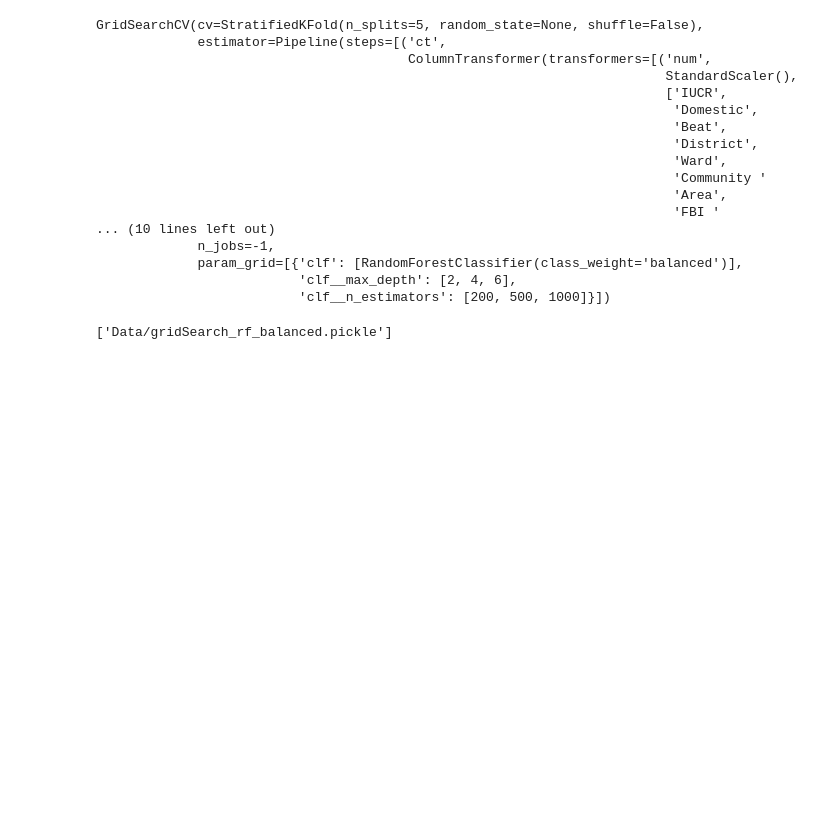
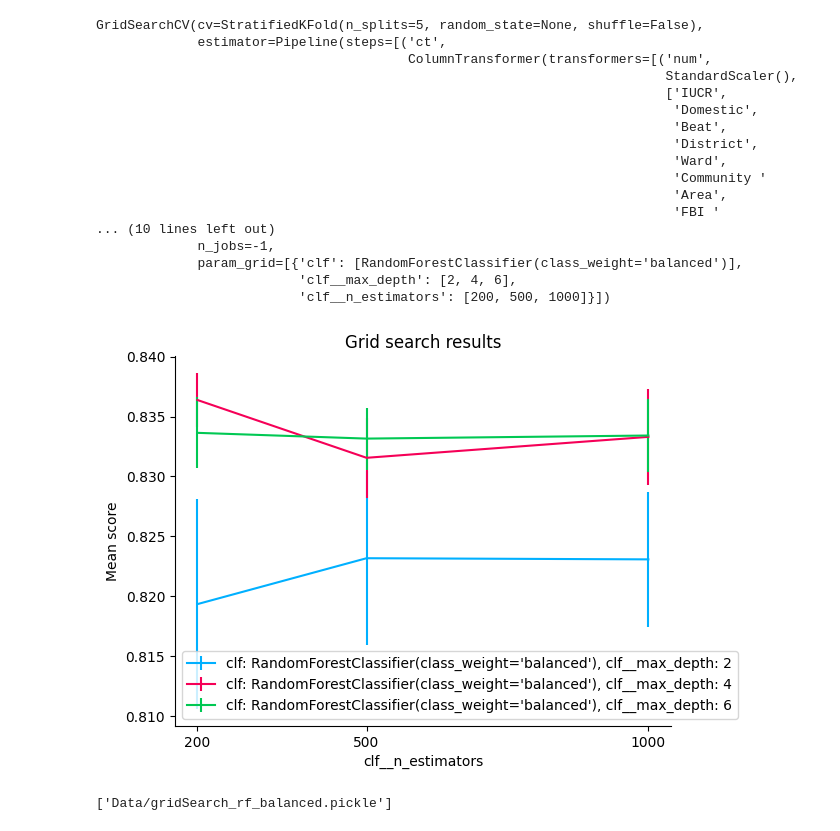
Before and after one commit to Eleninja102/Math4750-Final-Project-Data-Modeling, a Jupyter notebook: Chicago Crime.ipynb, the cells around one changed output. Cells and saved outputs as stored; diff of their text form; code cells hidden in the pictures; blank space fills up the shorter version.

Commit message:
Now shows grid search results

```diff
--- a/Chicago Crime.ipynb
+++ b/Chicago Crime.ipynb
@@ -173,6 +173,11 @@ GridSearchCV(cv=StratifiedKFold(n_splits=5, random_state=None, shuffle=False),
              param_grid=[{'clf': [RandomForestClassifier(class_weight='balanced')],
                           'clf__max_depth': [2, 4, 6],
                           'clf__n_estimators': [200, 500, 1000]}])
+# %%
+grid_search(gridSearch_rf_balanced.cv_results_, change='clf__n_estimators')
+plt.savefig('Graphs/GridSearch_rf_balanced.jpg', format='jpeg', dpi=300, bbox_inches ='tight')
+# %% [output]
+[figure, added]
 # %%
 joblib.dump(gridSearch_rf_balanced, 'Data/gridSearch_rf_balanced.pickle')
 # %% [output]
```
Also changed, not shown: parts of 4 cells of this notebook, 3 other files.
